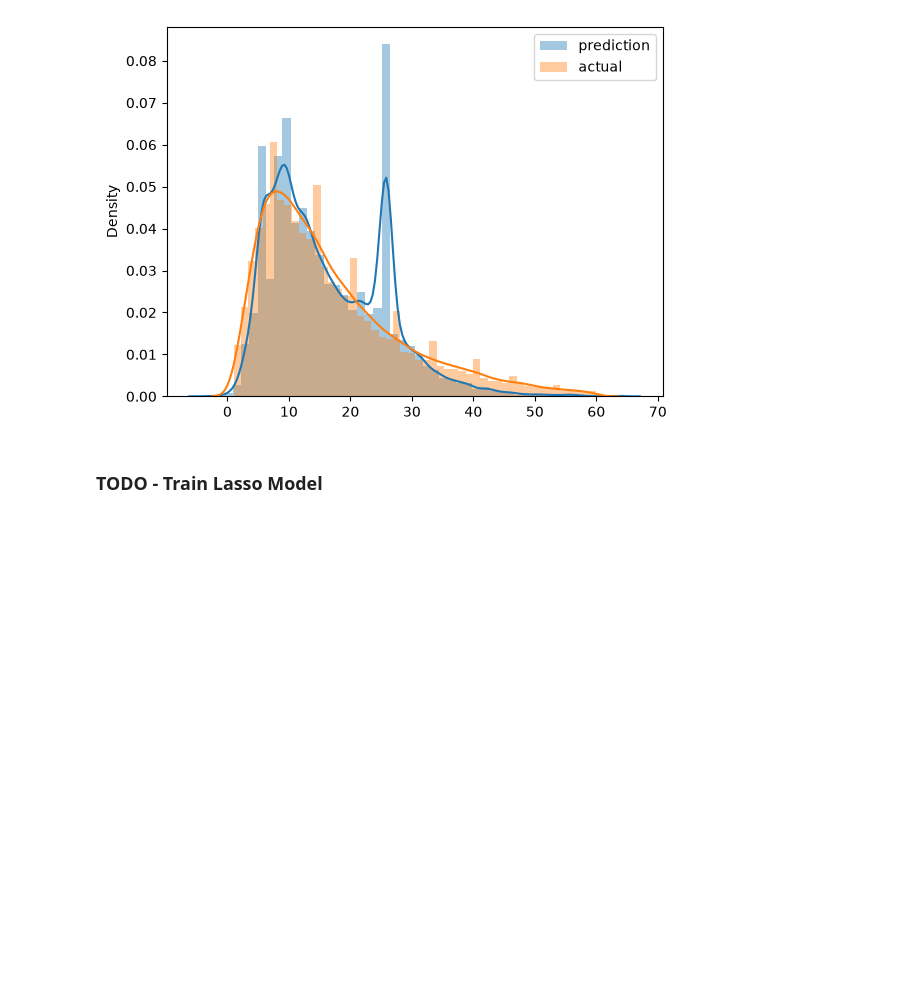
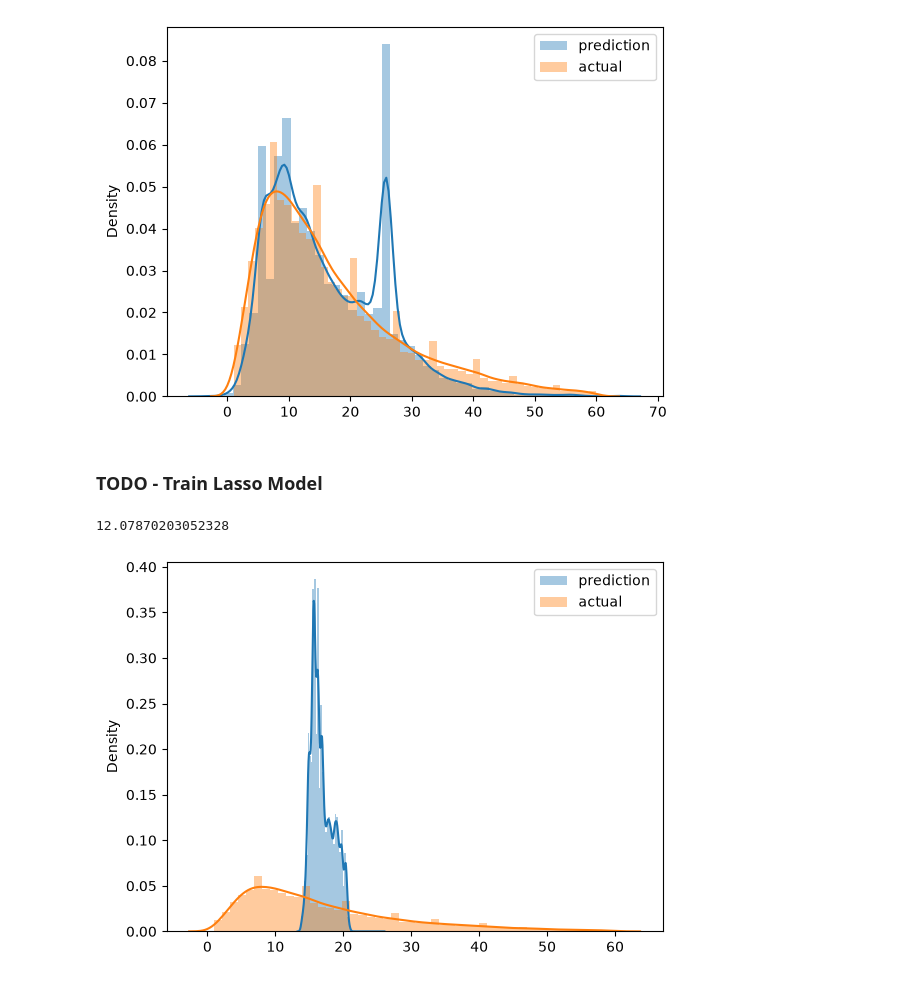
Before and after one commit to Aidan-Huerta/MLOps, a Jupyter notebook: 01-Intro/duration-prediction.ipynb, the cells around one changed output. Saved outputs shown, nothing was run; the diff lists cells and outputs as text; code cells hidden in the pictures; blank space fills up the shorter version.

Commit message:
Add Lasso Model

```diff
--- a/01-Intro/duration-prediction.ipynb
+++ b/01-Intro/duration-prediction.ipynb
@@ -101,3 +102,39 @@ plt.show()
 # %%
 df_train = read_dataframe('../data/green_tripdata_2021-01.parquet')
 df_val = read_dataframe('../data/green_tripdata_2021-02.parquet')
+# %%
+categorical = ['PULocationID', 'DOLocationID']
+numerical = ['trip_distance']
+
+dv = DictVectorizer()
+
+train_dicts = df_train[categorical + numerical].to_dict(orient = 'records')
+X_train = dv.fit_transform(train_dicts)
+
+val_dicts = df_val[categorical + numerical].to_dict(orient = 'records')
+X_val = dv.transform(val_dicts)
+# %%
+X_train.indices = X_train.indices.astype(np.int32)
+X_train.indptr = X_train.indptr.astype(np.int32)
+
+X_val.indices = X_val.indices.astype(np.int32)
+X_val.indptr = X_val.indptr.astype(np.int32)
+# %%
+lasso_model = Lasso(alpha=0.1)
+lasso_model.fit(X_train, y_train)
+
+y_pred = lasso_model.predict(X_val)
+rmse = root_mean_squared_error(y_val,y_pred)
+print(rmse)
+# %% [output]
+12.07870203052328
+# %%
+warnings.filterwarnings('ignore')
+
+sns.distplot(y_pred, label='prediction')
+sns.distplot(y_train, label='actual')
+
+plt.legend()
+plt.show()
+# %% [output]
+[figure, added]
```
Also changed, not shown: parts of 1 cell of this notebook.
